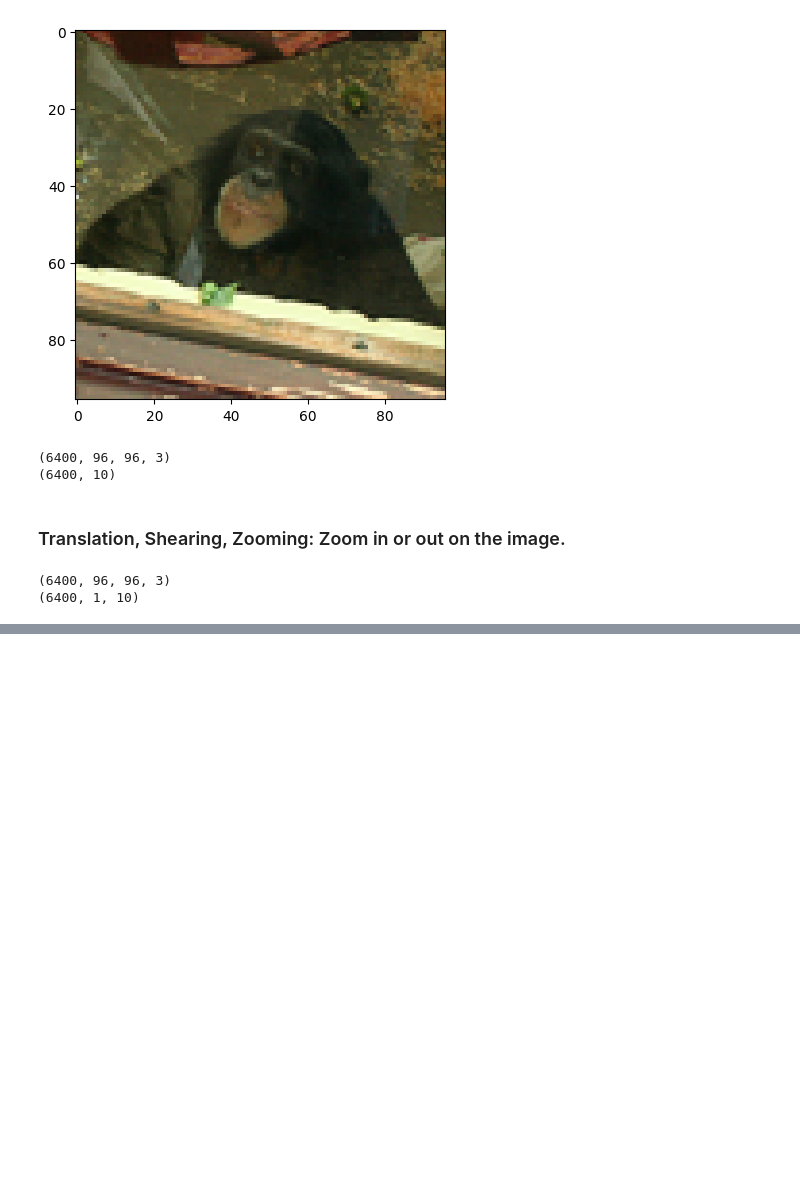
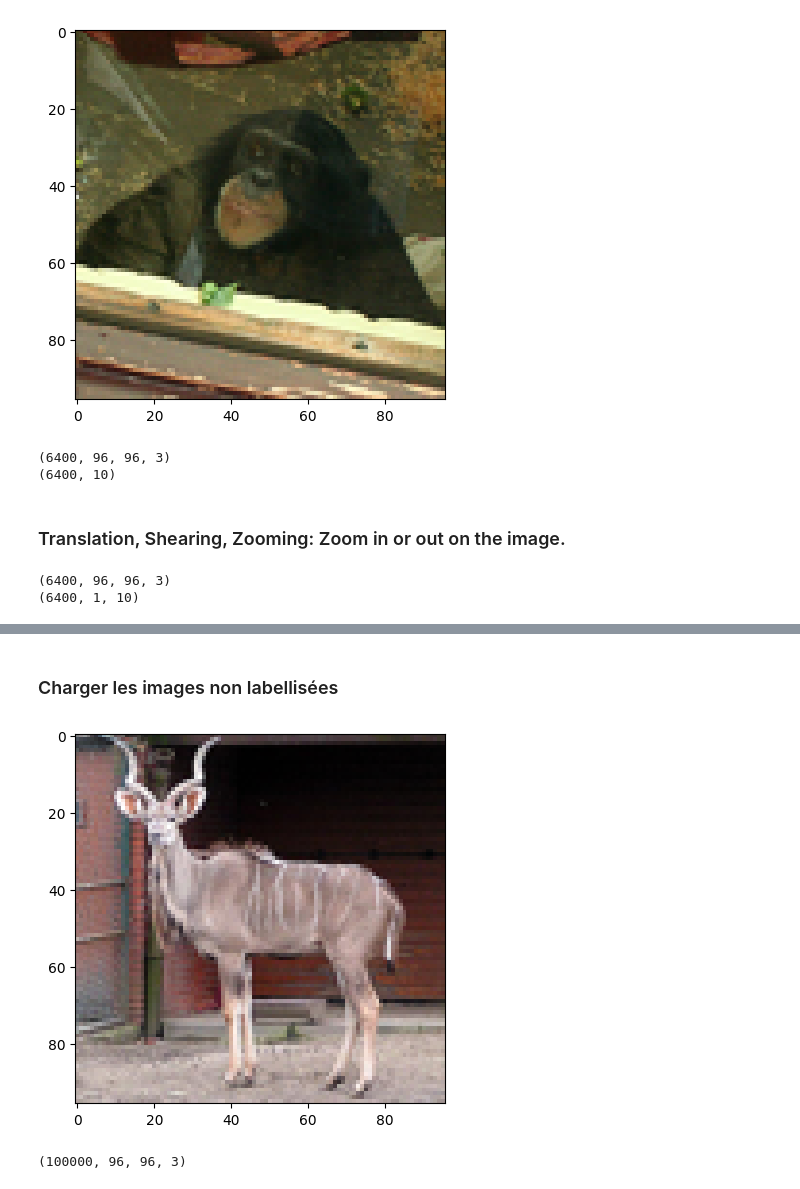
Before and after one commit to ramamo17/ComputerVisionIASD, a Jupyter notebook: Projet_Deep_Learning_pour_les_images.ipynb, the cells around one changed output, grey strips where cells are left out. Cells and saved outputs as stored; diff of their text form; code cells hidden in the pictures; blank space fills up the shorter version.

Commit message:
Ajout markdown autoencodeur et unlabeled

```diff
--- a/Projet_Deep_Learning_pour_les_images.ipynb
+++ b/Projet_Deep_Learning_pour_les_images.ipynb
@@ -519,0 +518,11 @@ predicted_class = tf.argmax(prediction, axis=1)
+# %% [markdown]
+### Charger les images non labellisées
+# %%
+UNLABELED_DATA_PATH = './data/stl10_binary/unlabeled_X.bin'
+unlabeled_images = read_all_images(UNLABELED_DATA_PATH)
+# %%
+plot_image(unlabeled_images[0])
+unlabeled_images.shape
+# %% [output]
+[figure, added]
+(100000, 96, 96, 3)
```
Also changed, not shown: parts of 13 cells of this notebook.
